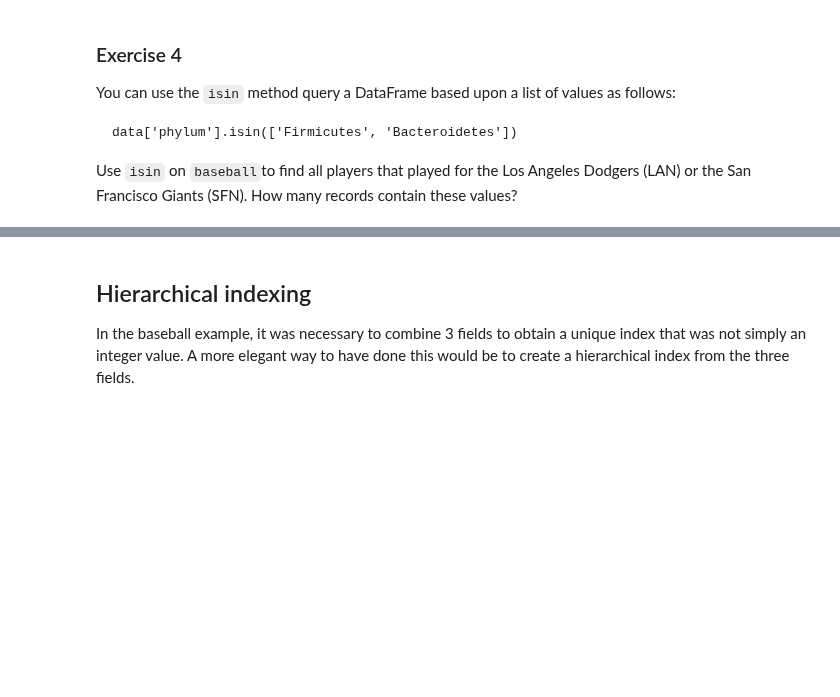
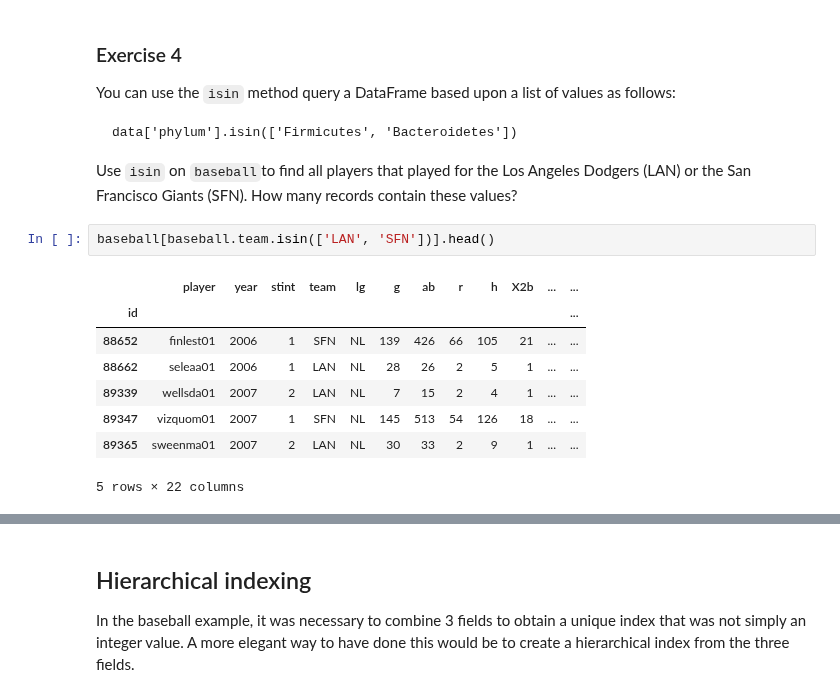
Before and after one commit to epfl-ada/2020, a Jupyter notebook: Tutorials/01 - Handling data/Intro to Pandas I.ipynb, the cells around one changed output, grey strips where cells are left out. Saved outputs shown, nothing was run; the diff lists cells and outputs as text; blank space fills up the shorter version.

```diff
--- a/Tutorials/01 - Handling data/Intro to Pandas I.ipynb
+++ b/Tutorials/01 - Handling data/Intro to Pandas I.ipynb
@@ -652,5 +896,16 @@ You can use the `isin` method query a DataFrame based upon a list of values as f
     data['phylum'].isin(['Firmicutes', 'Bacteroidetes'])
 
 Use `isin` on `baseball`to find all players that played for the Los Angeles Dodgers (LAN) or the San Francisco Giants (SFN). How many records contain these values?
+# %%
+baseball[baseball.team.isin(['LAN', 'SFN'])].head()
+# %% [output]
+|  | player | year | stint | team | lg | g | ab | r | h | X2b | ... | ... |
+| id |  |  |  |  |  |  |  |  |  |  |  | ... |
+| 88652 | finlest01 | 2006 | 1 | SFN | NL | 139 | 426 | 66 | 105 | 21 | ... | ... |
+| 88662 | seleaa01 | 2006 | 1 | LAN | NL | 28 | 26 | 2 | 5 | 1 | ... | ... |
+| 89339 | wellsda01 | 2007 | 2 | LAN | NL | 7 | 15 | 2 | 4 | 1 | ... | ... |
+| 89347 | vizquom01 | 2007 | 1 | SFN | NL | 145 | 513 | 54 | 126 | 18 | ... | ... |
+| 89365 | sweenma01 | 2007 | 2 | LAN | NL | 30 | 33 | 2 | 9 | 1 | ... | ... |
+5 rows × 22 columns
 # %%
 len(baseball[baseball.team.isin(['LAN', 'SFN'])])
```
Also changed, not shown: parts of 42 cells of this notebook, 1 other file.
